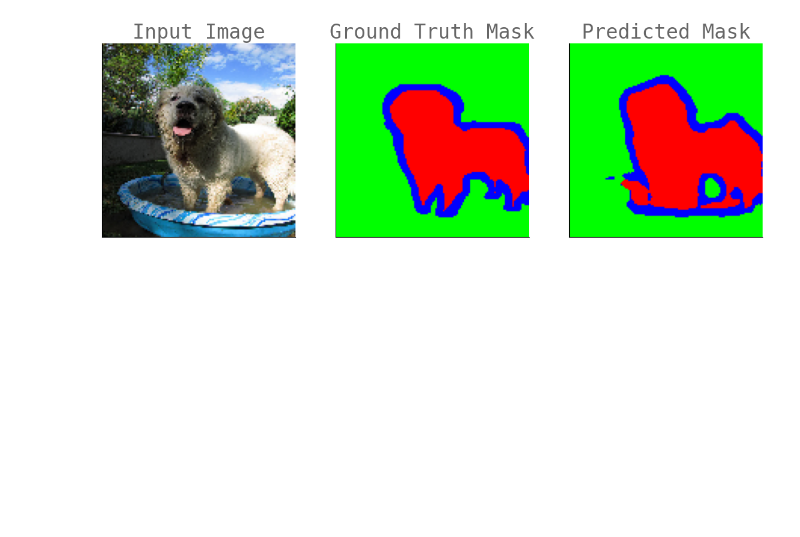
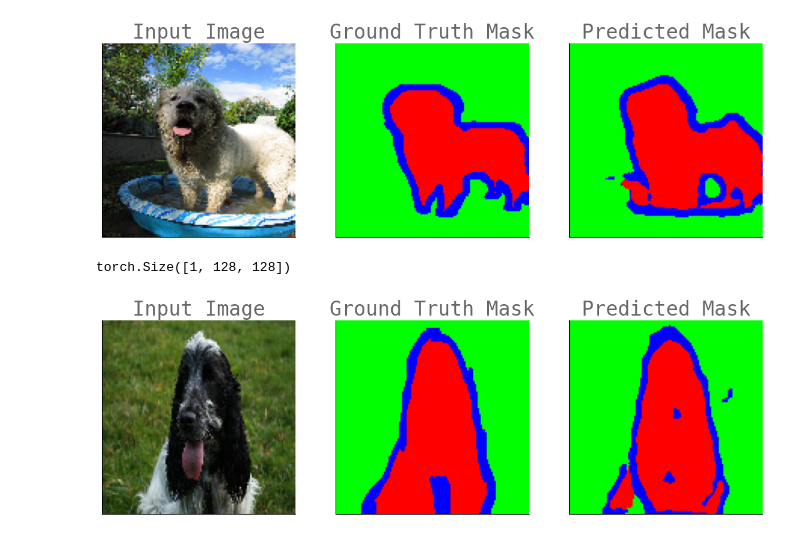
Before and after one commit to venkyyuvy/UNET, a Jupyter notebook: inference.ipynb, the cells around one changed output. Drawn from its saved outputs; the diff is of its cells as text; code cells hidden in the pictures; blank space fills up the shorter version.

Commit message:
inference for dice

```diff
--- a/inference.ipynb
+++ b/inference.ipynb
@@ -13,3 +13,18 @@ inference.plot_inference(ckpt_path, unet)
 # %% [output]
 torch.Size([1, 128, 128])
 [figure]
+# %%
+import inference
+import model
+
+ckpt_path = "./lightning_logs/version_143/checkpoints/epoch=39-step=2320.ckpt"
+unet = model.UNet(
+        loss_fn="dice",
+        contract_method="sc",
+        expand_method="up"
+    )
+
+inference.plot_inference(ckpt_path, unet)
+# %% [output]
+torch.Size([1, 128, 128])
+[figure, added]
```
Also changed, not shown: 1 other file.
